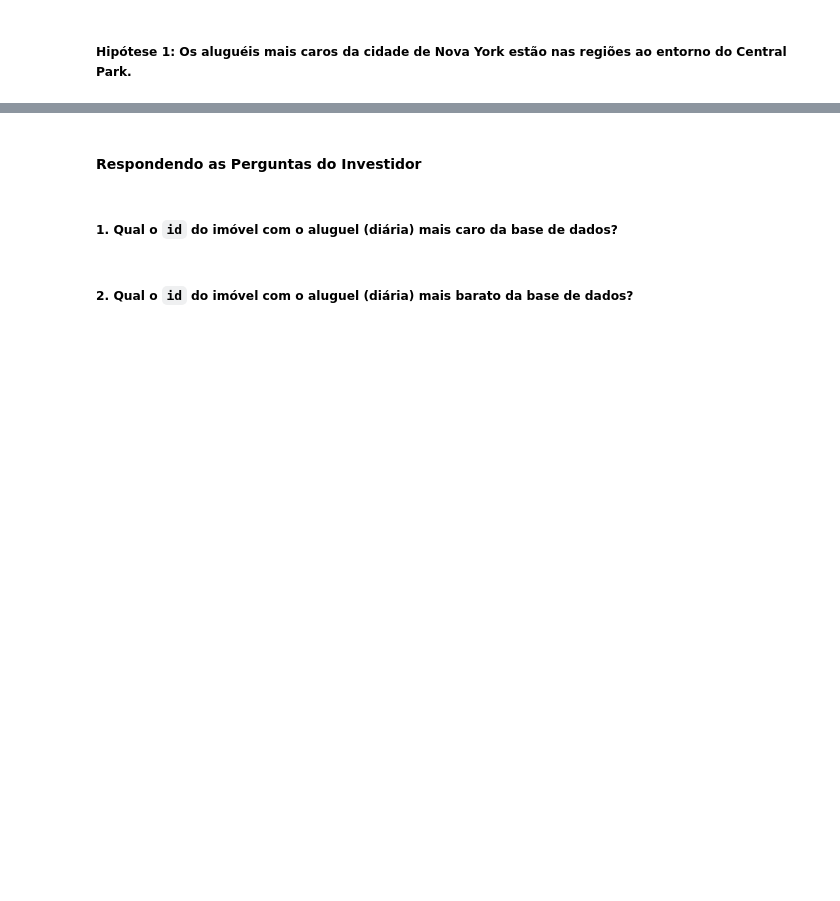
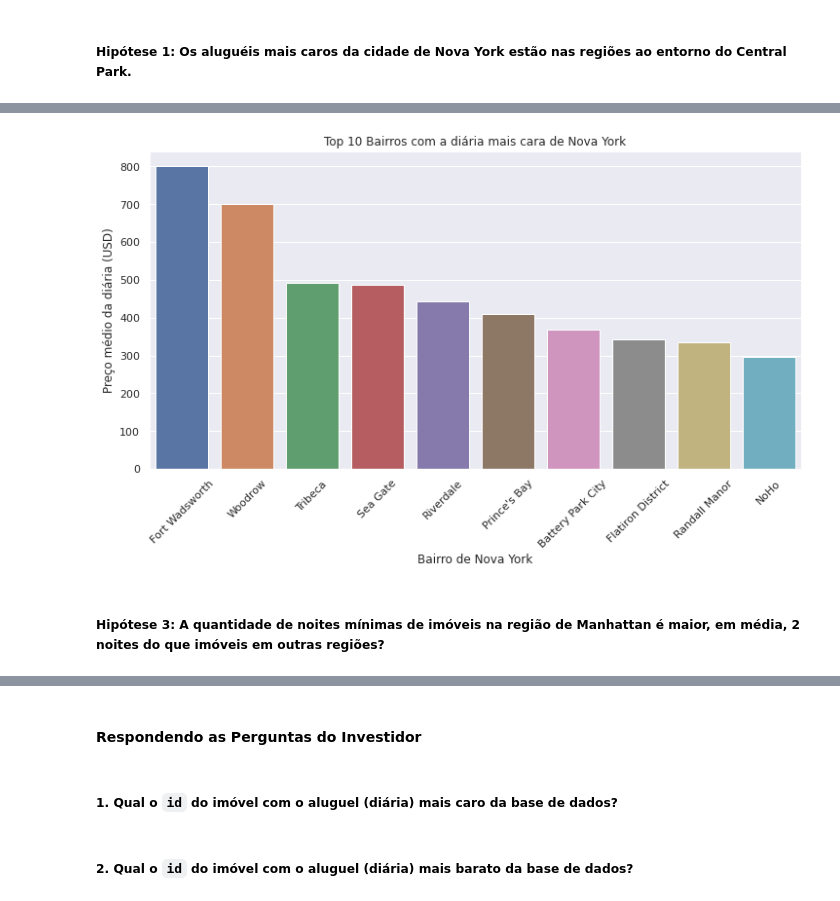
Before and after one commit to GustavoBarros11/analise-final-pzds, a Jupyter notebook: projeto_final_certificacao_aluno.ipynb, the cells around one changed output, grey strips where cells are left out. Saved outputs shown, nothing was run; the diff lists cells and outputs as text; code cells hidden in the pictures; blank space fills up the shorter version.

```diff
--- a/projeto_final_certificacao_aluno.ipynb
+++ b/projeto_final_certificacao_aluno.ipynb
@@ -281,0 +434,13 @@ Image('img/regions_nyc.jpg')
+# %%
+fig, ax = plt.subplots(figsize=(12, 6))
+
+g = sns.barplot(x=h2_df.index, y=h2_df.price)
+g.set(title="Top 10 Bairros com a diária mais cara de Nova York", xlabel="Bairro de Nova York", \
+    ylabel="Preço médio da diária (USD)")
+plt.xticks(rotation=45)
+
+plt.show()
+# %% [output]
+[figure, added]
+# %% [markdown]
+##### Hipótese 3: A quantidade de noites mínimas de imóveis na região de Manhattan é maior, em média, 2 noites do que imóveis em outras regiões?
```
Also changed, not shown: parts of 56 cells of this notebook, 2 other files.
